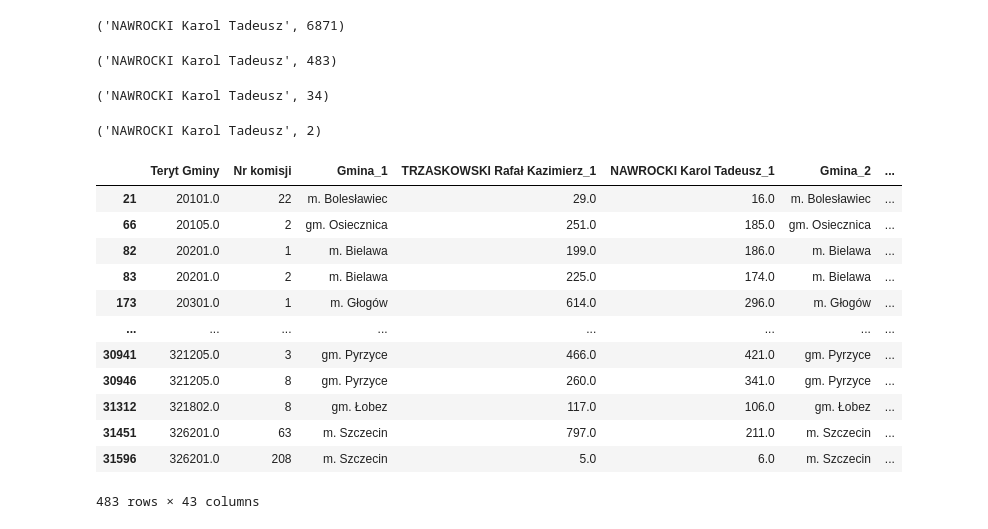
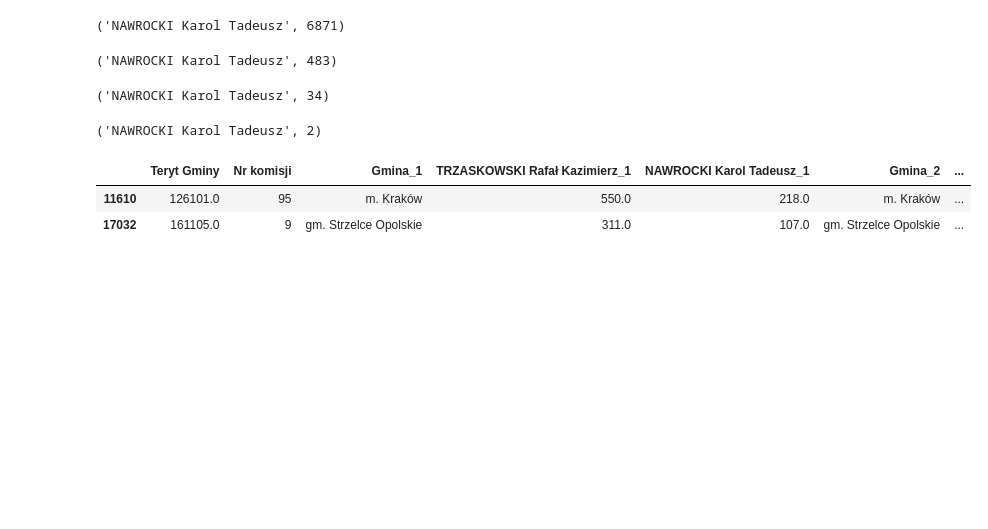
Before and after one commit to rabitwhte/analiza_kontka_reprodukcja, a Jupyter notebook: Metoda_Kontka.ipynb, the cells around one changed output. Drawn from its saved outputs; the diff is of its cells as text; code cells hidden in the pictures; blank space fills up the shorter version.

```diff
--- a/Metoda_Kontka.ipynb
+++ b/Metoda_Kontka.ipynb
@@ -392,18 +392,8 @@ kandydat_B, sum(df[kandydat_B + '_razem_anomali_na_korzysc']>=4)
 # %% [output]
 ('NAWROCKI Karol Tadeusz', 2)
 # %%
-df[df[kandydat_B + '_razem_anomali_na_korzysc']>1]
+df[df[kandydat_B + '_razem_anomali_na_korzysc']>3]
 # %% [output]
 |  | Teryt Gminy | Nr komisji | Gmina_1 | TRZASKOWSKI Rafał Kazimierz_1 | NAWROCKI Karol Tadeusz_1 | Gmina_2 | ... |
-| 21 | 20101.0 | 22 | m. Bolesławiec | 29.0 | 16.0 | m. Bolesławiec | ... |
-| 66 | 20105.0 | 2 | gm. Osiecznica | 251.0 | 185.0 | gm. Osiecznica | ... |
-| 82 | 20201.0 | 1 | m. Bielawa | 199.0 | 186.0 | m. Bielawa | ... |
-| 83 | 20201.0 | 2 | m. Bielawa | 225.0 | 174.0 | m. Bielawa | ... |
-| 173 | 20301.0 | 1 | m. Głogów | 614.0 | 296.0 | m. Głogów | ... |
-| ... | ... | ... | ... | ... | ... | ... | ... |
-| 30941 | 321205.0 | 3 | gm. Pyrzyce | 466.0 | 421.0 | gm. Pyrzyce | ... |
-| 30946 | 321205.0 | 8 | gm. Pyrzyce | 260.0 | 341.0 | gm. Pyrzyce | ... |
-| 31312 | 321802.0 | 8 | gm. Łobez | 117.0 | 106.0 | gm. Łobez | ... |
-| 31451 | 326201.0 | 63 | m. Szczecin | 797.0 | 211.0 | m. Szczecin | ... |
-| 31596 | 326201.0 | 208 | m. Szczecin | 5.0 | 6.0 | m. Szczecin | ... |
+| 11610 | 126101.0 | 95 | m. Kraków | 550.0 | 218.0 | m. Kraków | ... |
+| 17032 | 161105.0 | 9 | gm. Strzelce Opolskie | 311.0 | 107.0 | gm. Strzelce Opolskie | ... |
-483 rows × 43 columns
```
